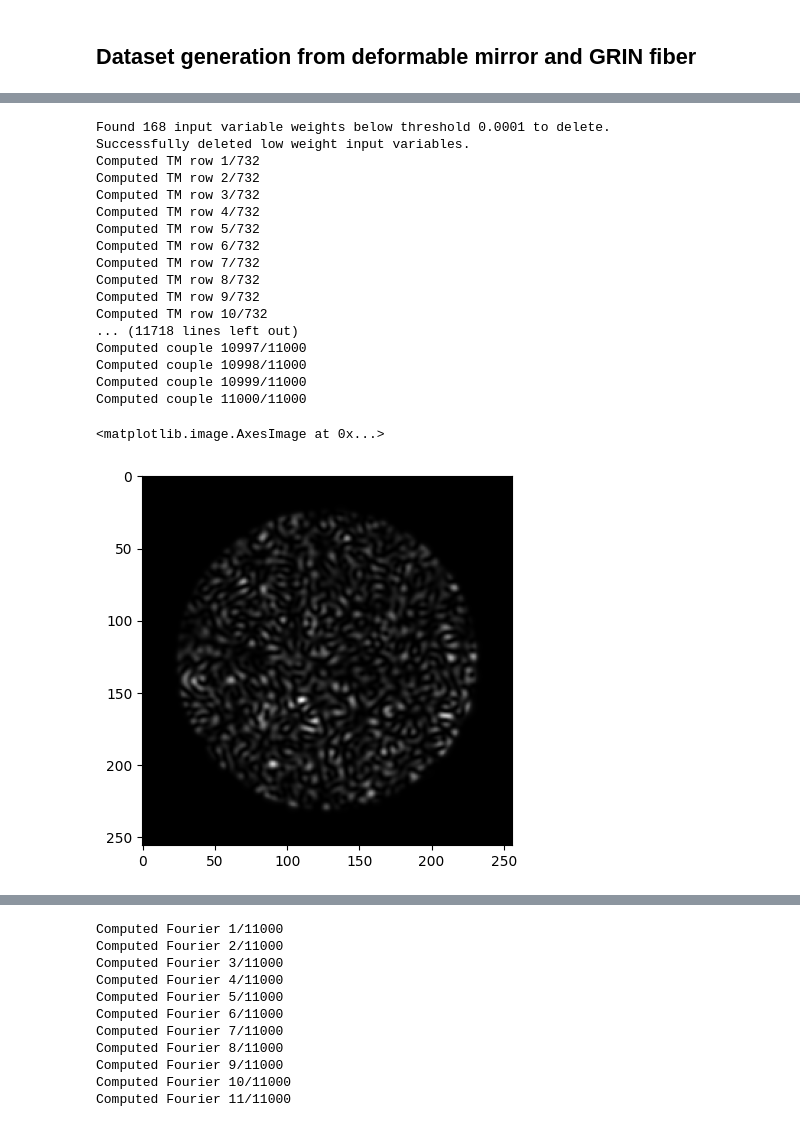
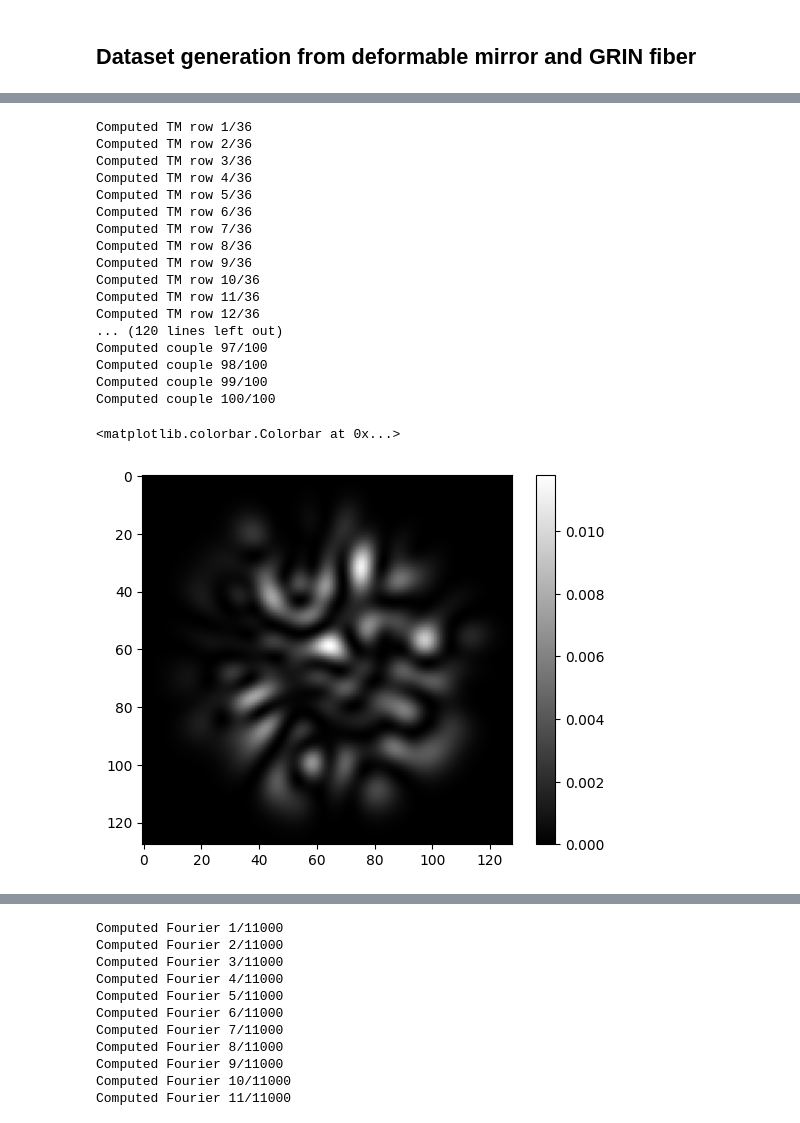
Before and after one commit to jysru/MMF_LP_modes, a Jupyter notebook: notebooks/generate_dataset_step_index.ipynb, the cells around one changed output, grey strips where cells are left out. Saved outputs shown, nothing was run; the diff lists cells and outputs as text; code cells hidden in the pictures.

Commit message:
Results in much fster dataset generation

```diff
--- a/notebooks/generate_dataset_step_index.ipynb
+++ b/notebooks/generate_dataset_step_index.ipynb
@@ -13,6 +16,6 @@ from mmfsim.datasets import SimulatedStepIndexSpeckleOutputDataset
 # %%
 grid = Grid(pixel_size=0.25e-6, pixel_numbers=(256,256))
-fiber = StepIndexFiber(radius=26e-6, wavelength=532e-9, n1=1.465, n2=1.445)
+fiber = StepIndexFiber(radius=26e-6, wavelength=2064e-9, n1=1.465, n2=1.445)
 print(fiber)
 # %% [output]
 StepIndexFiber instance with:
@@ -38,26 +52,29 @@ StepIndexFiber instance with:
 # %%
-dset = SimulatedStepIndexSpeckleOutputDataset(fiber, grid, length=11000, N_modes=fiber._N_modes_degen, degen=True, noise_std=0/100)
-dset.compute_from_transfer_matrix(phases_dim=(30,30))
+dset = SimulatedStepIndexSpeckleOutputDataset(fiber, grid, length=100, N_modes=fiber._N_modes_degen, degen=True, noise_std=0/100)
+dset.compute_from_transfer_matrix(phases_dim=(6,6))
+
+# dset.compute(phases_dim=(6,6))
 # %% [output]
-Found 168 input variable weights below threshold 0.0001 to delete.
-Successfully deleted low weight input variables.
-Computed TM row 1/732
-Computed TM row 2/732
-Computed TM row 3/732
-Computed TM row 4/732
-Computed TM row 5/732
-Computed TM row 6/732
-Computed TM row 7/732
-Computed TM row 8/732
-Computed TM row 9/732
-Computed TM row 10/732
-... (11718 lines left out)
-Computed couple 10997/11000
-Computed couple 10998/11000
-Computed couple 10999/11000
-Computed couple 11000/11000
+Computed TM row 1/36
+Computed TM row 2/36
+Computed TM row 3/36
+Computed TM row 4/36
+Computed TM row 5/36
+Computed TM row 6/36
+Computed TM row 7/36
+Computed TM row 8/36
+Computed TM row 9/36
+Computed TM row 10/36
+Computed TM row 11/36
+Computed TM row 12/36
+... (120 lines left out)
+Computed couple 97/100
+Computed couple 98/100
+Computed couple 99/100
+Computed couple 100/100
 # %%
-plt.imshow(dset.intensities[...,1], cmap='gray')
+plt.imshow(dset.intensities[..., 7], cmap='gray')
+plt.colorbar()
 # %% [output]
-<matplotlib.image.AxesImage at 0x...>
+<matplotlib.colorbar.Colorbar at 0x...>
-[figure, old version]
+[figure, new version]
```
Also changed, not shown: parts of 6 cells of this notebook.
